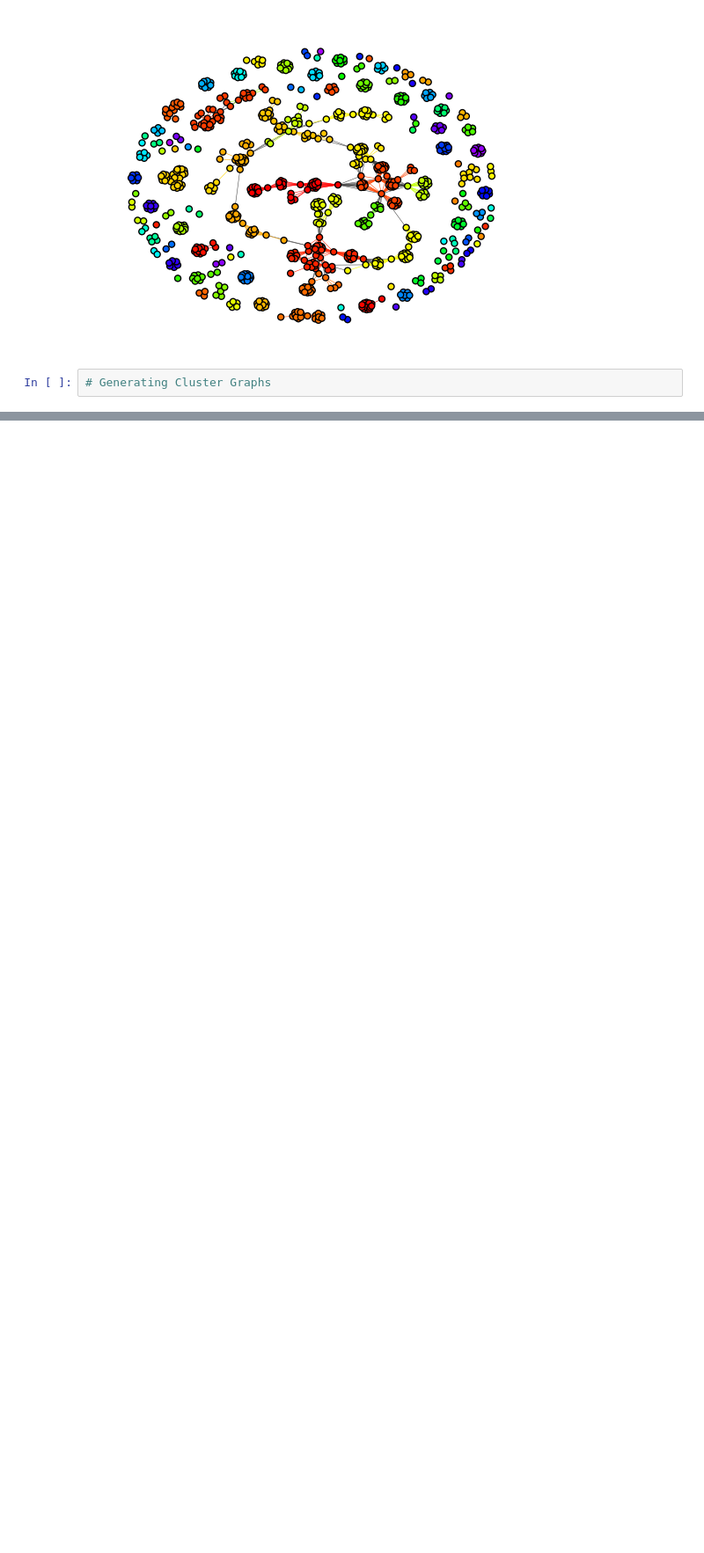
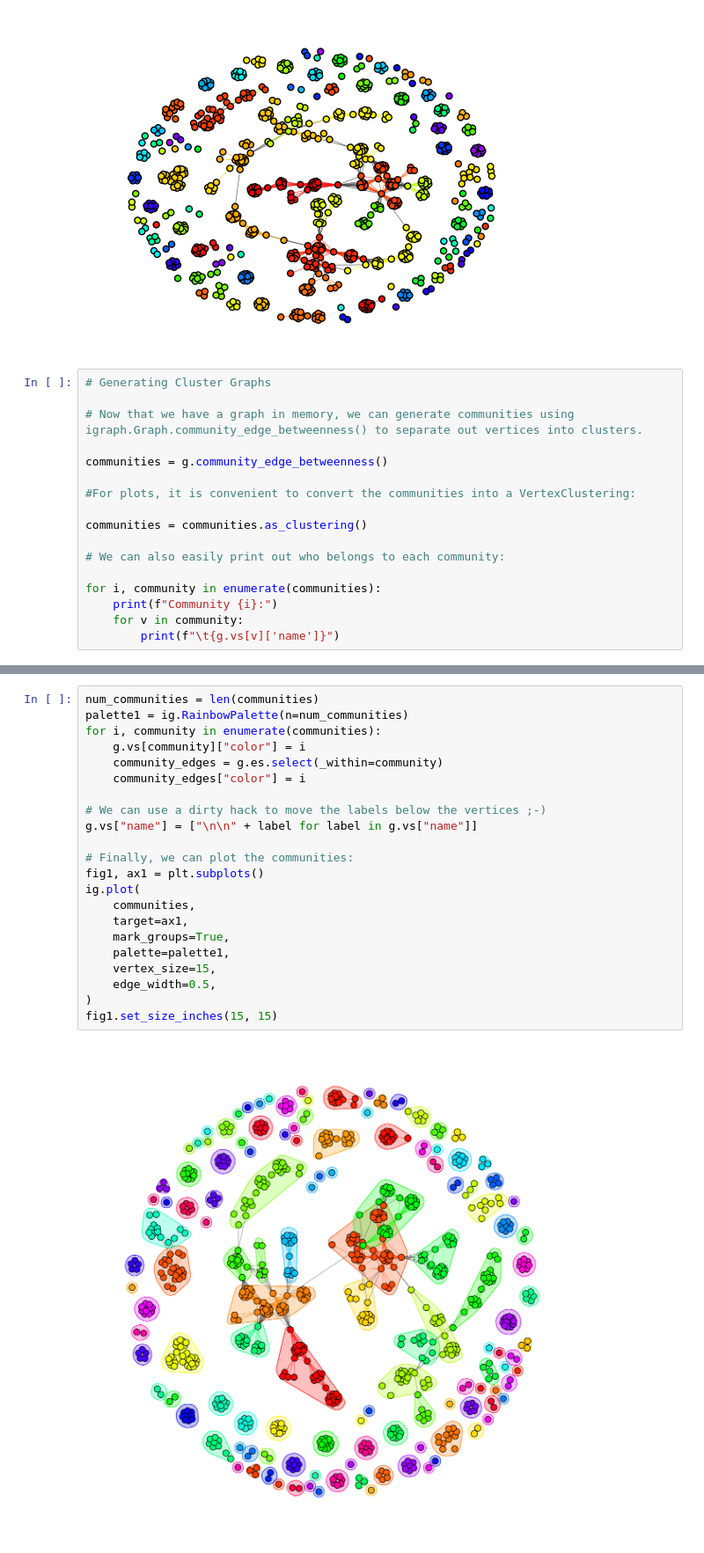
Before and after one commit to martinaperodi/movie-gender-bias-network, a Jupyter notebook: graph_analysis.ipynb, the cells around one changed output, grey strips where cells are left out. Shown at 88% size. Saved outputs shown, nothing was run; the diff lists cells and outputs as text; blank space fills up the shorter version.

```diff
--- a/graph_analysis.ipynb
+++ b/graph_analysis.ipynb
@@ -113,3 +113,18 @@ plt.show()
 [figure]
 # %%
 # Generating Cluster Graphs
+
+# Now that we have a graph in memory, we can generate communities using igraph.Graph.community_edge_betweenness() to separate out vertices into clusters.
+
+communities = g.community_edge_betweenness()
+
+#For plots, it is convenient to convert the communities into a VertexClustering:
+
+communities = communities.as_clustering()
+
+# We can also easily print out who belongs to each community:
+
+for i, community in enumerate(communities):
+    print(f"Community {i}:")
+    for v in community:
+        print(f"\t{g.vs[v]['name']}")
@@ -115,0 +149,24 @@ plt.show()
+# %%
+num_communities = len(communities)
+palette1 = ig.RainbowPalette(n=num_communities)
+for i, community in enumerate(communities):
+    g.vs[community]["color"] = i
+    community_edges = g.es.select(_within=community)
+    community_edges["color"] = i
+
+# We can use a dirty hack to move the labels below the vertices ;-)
+g.vs["name"] = ["\n\n" + label for label in g.vs["name"]]
+
+# Finally, we can plot the communities:
+fig1, ax1 = plt.subplots()
+ig.plot(
+    communities,
+    target=ax1,
+    mark_groups=True,
+    palette=palette1,
+    vertex_size=15,
+    edge_width=0.5,
+)
+fig1.set_size_inches(15, 15)
+# %% [output]
+[figure, added]
```
Also changed, not shown: parts of 1 cell of this notebook.
